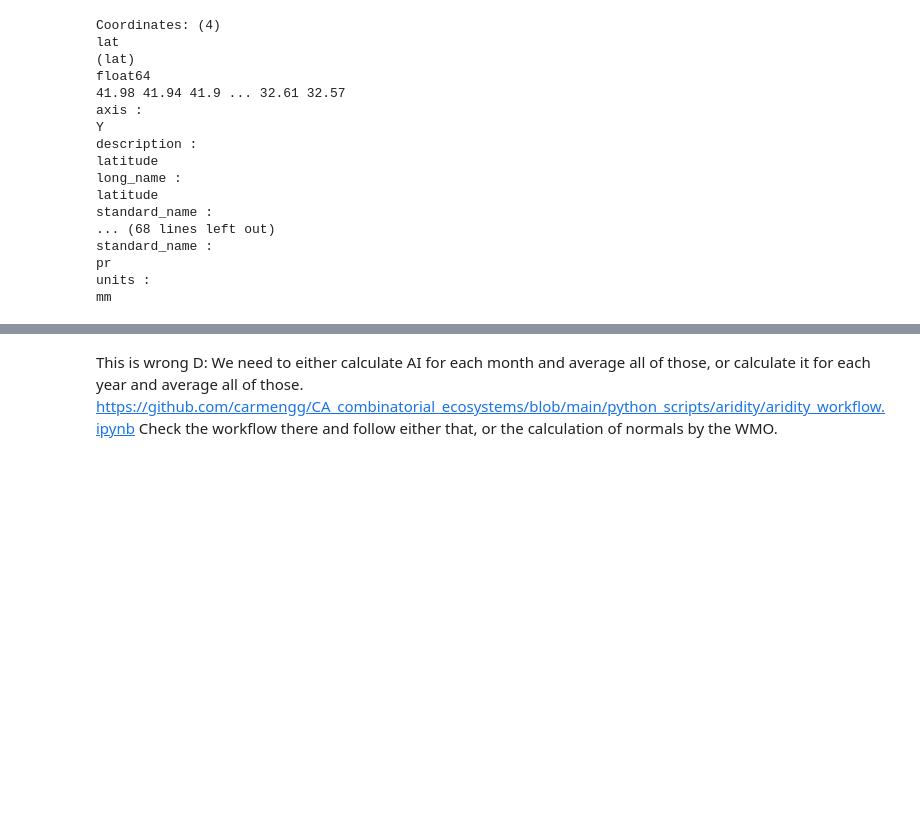
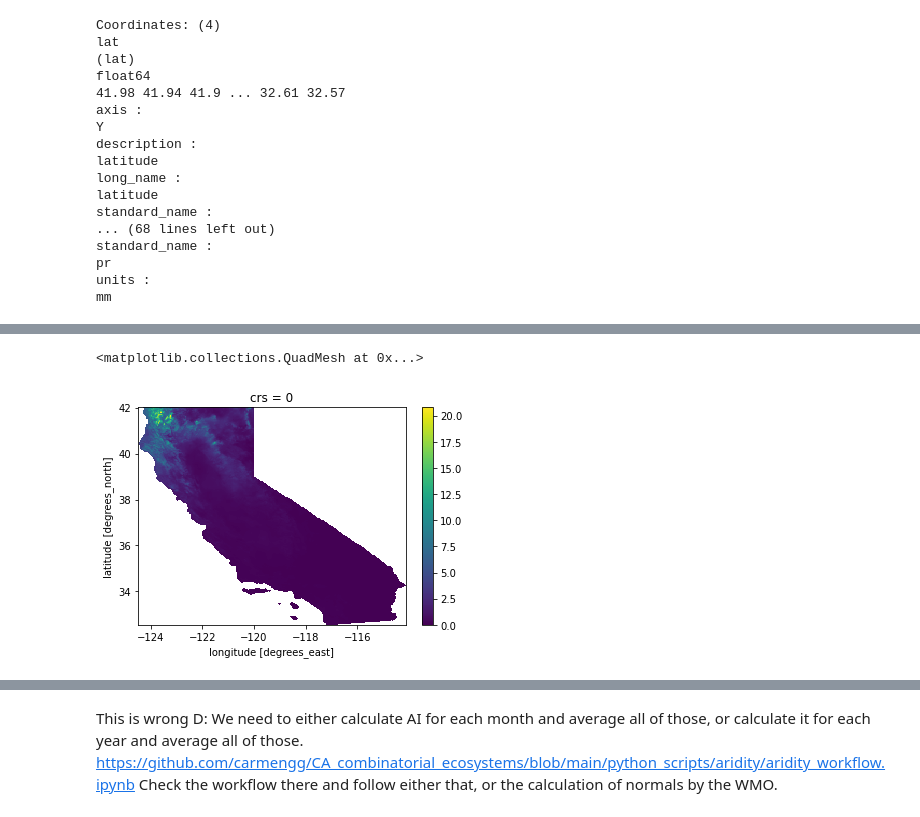
Before and after one commit to carmengg/PlanetComp_aridity_layer, a Jupyter notebook: ca_aridity_TRIALS.ipynb, the cells around one changed output, grey strips where cells are left out. Saved outputs shown, nothing was run; the diff lists cells and outputs as text; code cells hidden in the pictures; blank space fills up the shorter version.

```diff
--- a/ca_aridity_TRIALS.ipynb
+++ b/ca_aridity_TRIALS.ipynb
@@ -119,5 +87,5 @@ def aridity_index(year,n,ca_shp):
 # %%
-prec= ds["precipitation_amount"].sel(time=slice('2020-01-01','2020-12-31'))
+prec = ds["precipitation_amount"].sel(time=slice('2020-1-01','2020-12-31'))
 prec
 # %% [output]
 <xarray.DataArray 'precipitation_amount' (time: 366, lat: 585, lon: 1386)> dask.array<getitem, shape=(366, 585, 1386), dtype=float32, chunksize=(30, 585, 1386), chunktype=numpy.ndarray> Coordinates: * ...
@@ -177,0 +178,5 @@ mm
+# %%
+evap = ds["potential_evapotranspiration"].sel(time=slice('2020-1-01','2020-12-31'))
+evap = evap.rio.write_crs(crs)
+ca_evap = evap.rio.clip(ca_match.geometry, ca_match.crs)
+ca_evap
@@ -177,0 +212,12 @@ mm
+# %%
+m_prec = ca_prec.sel(time=slice('2020-01-01','2020-01-31'))
+m_evap = ca_evap.sel(time=slice('2020-01-01','2020-01-31'))
+
+total_prec = m_prec.sum(dim='time')
+total_evap = m_evap.sum(dim='time')
+
+ai_m = total_prec/total_evap
+ai_m.plot()
+# %% [output]
+<matplotlib.collections.QuadMesh at 0x...>
+[figure, added]
```
Also changed, not shown: parts of 29 cells of this notebook.
